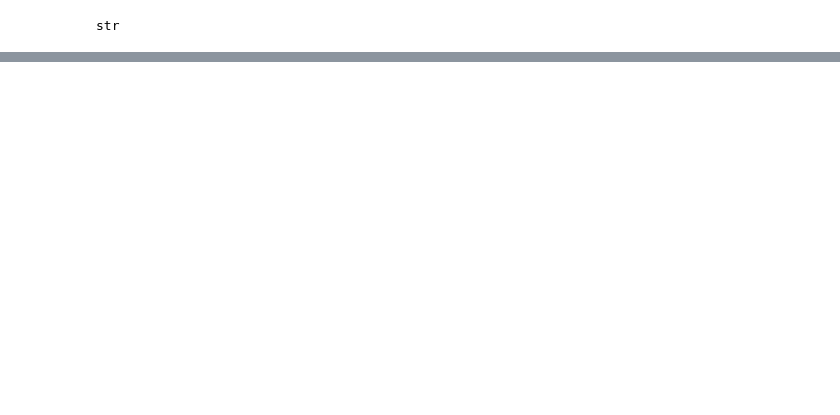
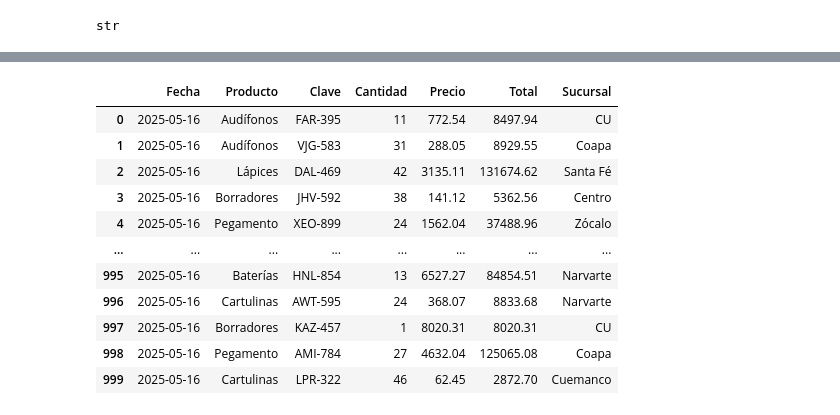
Before and after one commit to LuisApaez/ProgramacionNube, a Jupyter notebook: PyBiS_Basico_Notebooks/Clase_02.ipynb, the cells around one changed output, grey strips where cells are left out. Cells and saved outputs as stored; diff of their text form; code cells hidden in the pictures; blank space fills up the shorter version.

```diff
--- a/PyBiS_Basico_Notebooks/Clase_02.ipynb
+++ b/PyBiS_Basico_Notebooks/Clase_02.ipynb
@@ -186,0 +421,87 @@ Las anteriores y más son ventajas de manejar fechas con ``Python``, para lo cua
+# %%
+# ========================== Parte I ==========================
+# Definicion de las listas
+abcdario = [
+  'A', 'B', 'C', 'D', 'E', 'F', 'G', 'H', 'I', 'J',
+  'K', 'L', 'M', 'N', 'O', 'P', 'Q', 'R', 'S', 'T',
+  'U', 'V', 'W', 'X', 'Y', 'Z'
+  ]
+
+papelerias = [
+  'Xochimilco', 'Cuemanco', 'Coapa', 'Milpa Alta',
+  'CU', 'Zócalo', 'Narvarte', 'Santa Fé', 'Polanco',
+  'Centro'
+  ]
+
+lineas = [
+    'Cuadernos', 'Libretas', 'Lápices', 'Plumones', 'Borradores', 'Sacapuntas',
+    'Laptops', 'Tablets', 'Mochilas', 'Bolsas', 'Cajas', 'Pegamento', 'Tijeras',
+    'Monitores', 'Teclados', 'Mouse', 'Audífonos', 'Cables', 'Cargadores', 'Baterías',
+    'Pc', 'Uniformes', 'Pinturas', 'Pinceles', 'Papel', 'Cartulinas'
+    ]
+
+# =========================== Parte II ==========================
+# Definimos listas vacias que posteriormente iremos llenando
+# con los datos de cada venta mediante la funcion append()
+# y el bucle for
+
+fechas = []
+productos = []
+claves = []
+cantidades = []
+precios = []
+totales = []
+sucursales = []
+
+# ========================= Parte III ==========================
+# Repetimos un bucle for 1000 veces, donde en cada iteracion
+# o cada vuelta, agregamos un nuevo elemento a cada lista
+for i in range(1000):
+    # Zona de definicion de variables
+    fecha = dt.datetime.now().strftime("%Y-%m-%d")
+    producto = r.choice(lineas)
+    clave = r.choice(abcdario) + r.choice(abcdario) + r.choice(abcdario) + '-' + str(r.randint(1, 9)) + str(r.randint(1, 9)) + str(r.randint(1, 9))
+    cantidad = r.randint(1, 50)
+    precio = round(r.randint(1, 10000) * r.random(), 2)
+    total = round(precio * cantidad, 2)
+    sucursal = r.choice(papelerias)
+
+    # Agregamos los datos a las listas
+    fechas.append(fecha)
+    productos.append(producto)
+    claves.append(clave)
+    cantidades.append(cantidad)
+    precios.append(precio)
+    totales.append(total)
+    sucursales.append(sucursal)
+
+# ========================= Parte IV ==========================
+# Definimos un diccionario donde las claves seran los nombres
+# de las columnas y los valores seran las listas que llenamos
+dict_pre_ventas = {
+    "Fecha": fechas,
+    "Producto": productos,
+    "Clave": claves,
+    "Cantidad": cantidades,
+    "Precio": precios,
+    "Total": totales,
+    "Sucursal": sucursales
+}
+
+# ========================== Parte V ==========================
+# Creamos el dataframe con la funcion de pandas pd.DataFrame()
+df_ventas = pd.DataFrame(dict_pre_ventas)
+df_ventas
+# %% [output]
+|  | Fecha | Producto | Clave | Cantidad | Precio | Total | Sucursal |
+| 0 | 2025-05-16 | Audífonos | FAR-395 | 11 | 772.54 | 8497.94 | CU |
+| 1 | 2025-05-16 | Audífonos | VJG-583 | 31 | 288.05 | 8929.55 | Coapa |
+| 2 | 2025-05-16 | Lápices | DAL-469 | 42 | 3135.11 | 131674.62 | Santa Fé |
+| 3 | 2025-05-16 | Borradores | JHV-592 | 38 | 141.12 | 5362.56 | Centro |
+| 4 | 2025-05-16 | Pegamento | XEO-899 | 24 | 1562.04 | 37488.96 | Zócalo |
+| ... | ... | ... | ... | ... | ... | ... | ... |
+| 995 | 2025-05-16 | Baterías | HNL-854 | 13 | 6527.27 | 84854.51 | Narvarte |
+| 996 | 2025-05-16 | Cartulinas | AWT-595 | 24 | 368.07 | 8833.68 | Narvarte |
+| 997 | 2025-05-16 | Borradores | KAZ-457 | 1 | 8020.31 | 8020.31 | CU |
+| 998 | 2025-05-16 | Pegamento | AMI-784 | 27 | 4632.04 | 125065.08 | Coapa |
+| 999 | 2025-05-16 | Cartulinas | LPR-322 | 46 | 62.45 | 2872.70 | Cuemanco |
```
Also changed, not shown: parts of 26 cells of this notebook, 1 other file.
